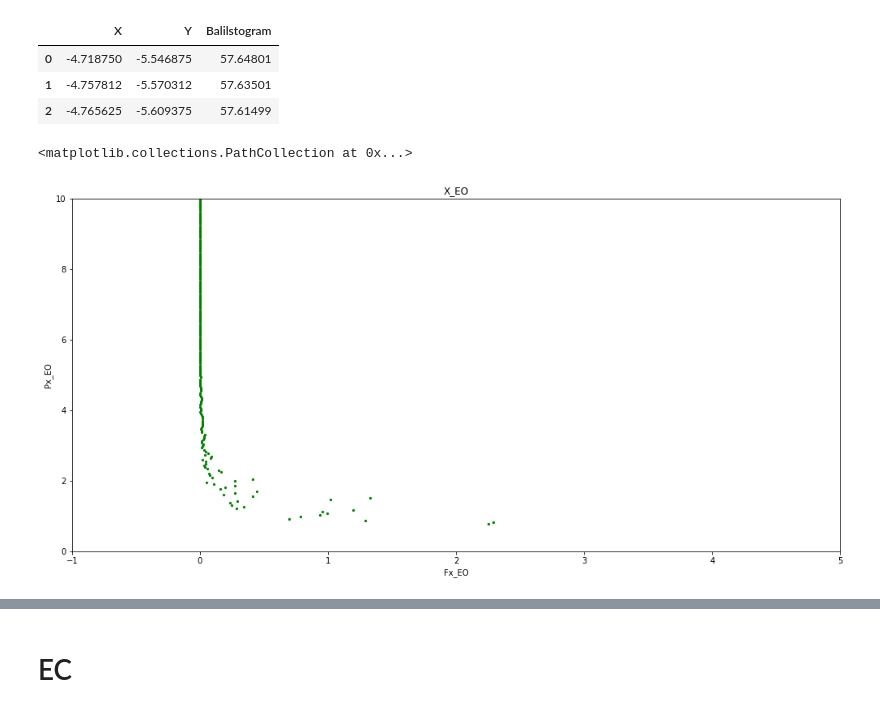
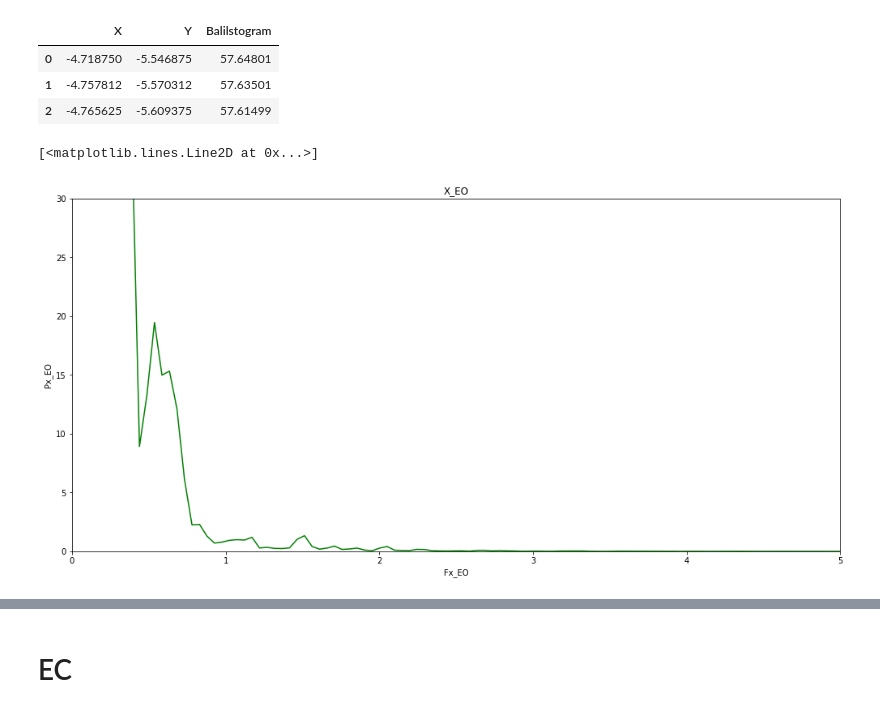
Before and after one commit to PumPums/practics, a Jupyter notebook: Stabilograf.ipynb, the cells around one changed output, grey strips where cells are left out. Saved outputs shown, nothing was run; the diff lists cells and outputs as text; code cells hidden in the pictures.

```diff
--- a/Stabilograf.ipynb
+++ b/Stabilograf.ipynb
@@ -23,17 +23,17 @@ df_EO.head(3)
 | 1 | -4.757812 | -5.570312 | 57.63501 |
 | 2 | -4.765625 | -5.609375 | 57.61499 |
 # %%
-(Px_EO, Fx_EO) = welch(df_EO['X'], fs=50, window='hann', nperseg=1024, nfft=1024, noverlap=500)
+(Fx_EO, Px_EO) = welch(df_EO['X'], fs=50, window='hann', nperseg=1024, nfft=1024, noverlap=500)
 # %%
 plt.figure(figsize=(17, 8))
 plt.title('X_EO')
 plt.xlabel(r'Fx_EO')
 plt.ylabel(r'Px_EO')
-plt.xlim([-1, 5])
-plt.ylim([0, 10])
+plt.xlim([0, 5])
+plt.ylim([0, 30])
 
-plt.scatter(Fx_EO, Px_EO, color='g', s=5)
+plt.plot(Fx_EO, Px_EO, color='g')
 # %% [output]
-<matplotlib.collections.PathCollection at 0x...>
+[<matplotlib.lines.Line2D at 0x...>]
-[figure, old version]
+[figure, new version]
 # %%
```
Also changed, not shown: parts of 10 cells of this notebook, 1 other file.
